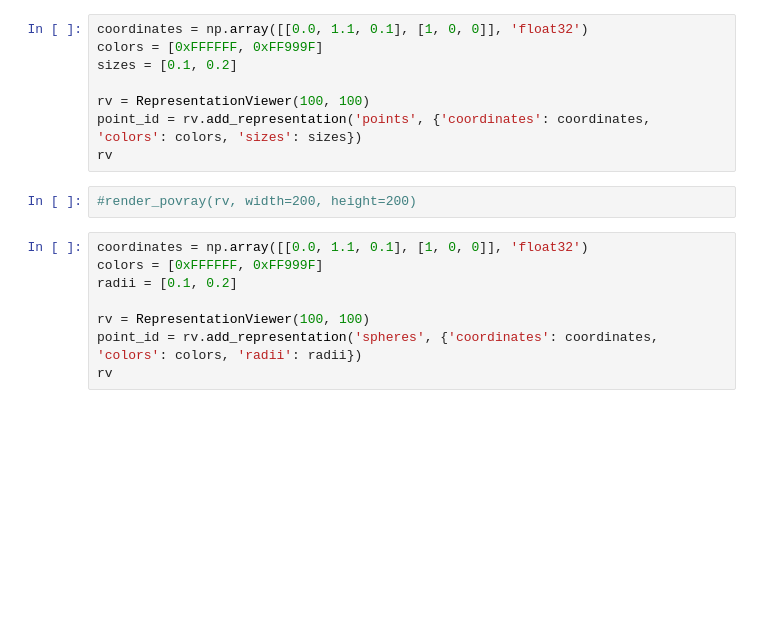
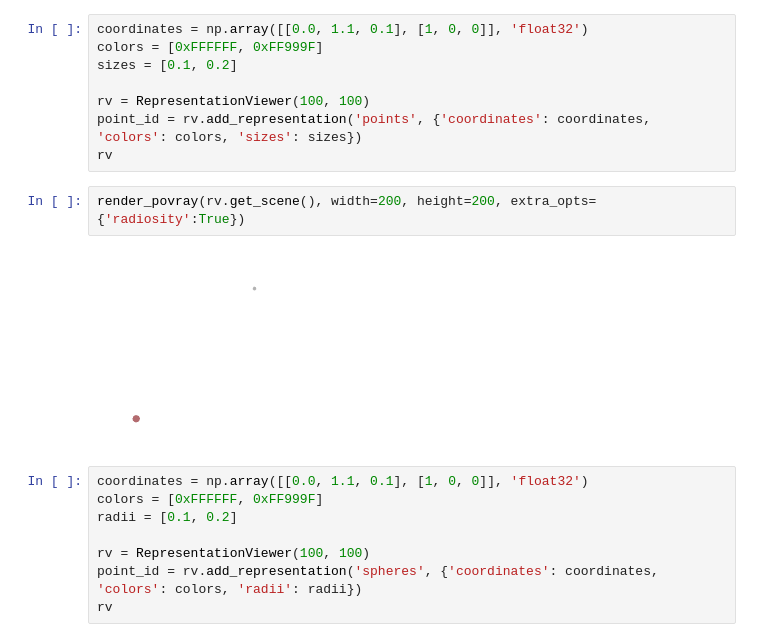
Before and after one commit to gabrielelanaro/chemview, a Jupyter notebook: TestPovray.ipynb, the cells around one changed output. Saved outputs shown, nothing was run; the diff lists cells and outputs as text; blank space fills up the shorter version.

```diff
--- a/TestPovray.ipynb
+++ b/TestPovray.ipynb
@@ -19,7 +16,9 @@ rv = RepresentationViewer(100, 100)
 point_id = rv.add_representation('points', {'coordinates': coordinates, 'colors': colors, 'sizes': sizes})
 rv
 # %%
-#render_povray(rv, width=200, height=200)
+render_povray(rv.get_scene(), width=200, height=200, extra_opts={'radiosity':True})
+# %% [output]
+[figure, added]
 # %%
 coordinates = np.array([[0.0, 1.1, 0.1], [1, 0, 0]], 'float32')
 colors = [0xFFFFFF, 0xFF999F]
```
Also changed, not shown: parts of 4 cells of this notebook, 6 other files.
